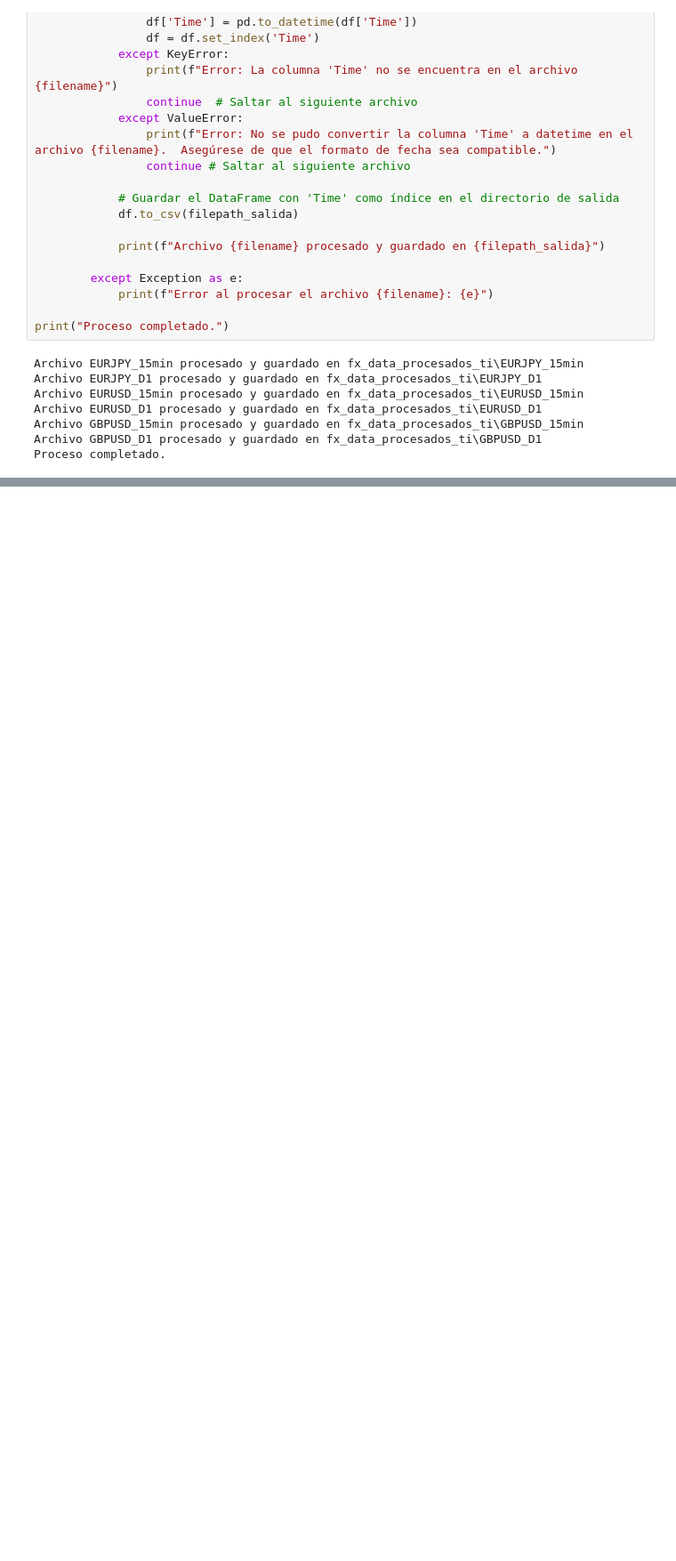
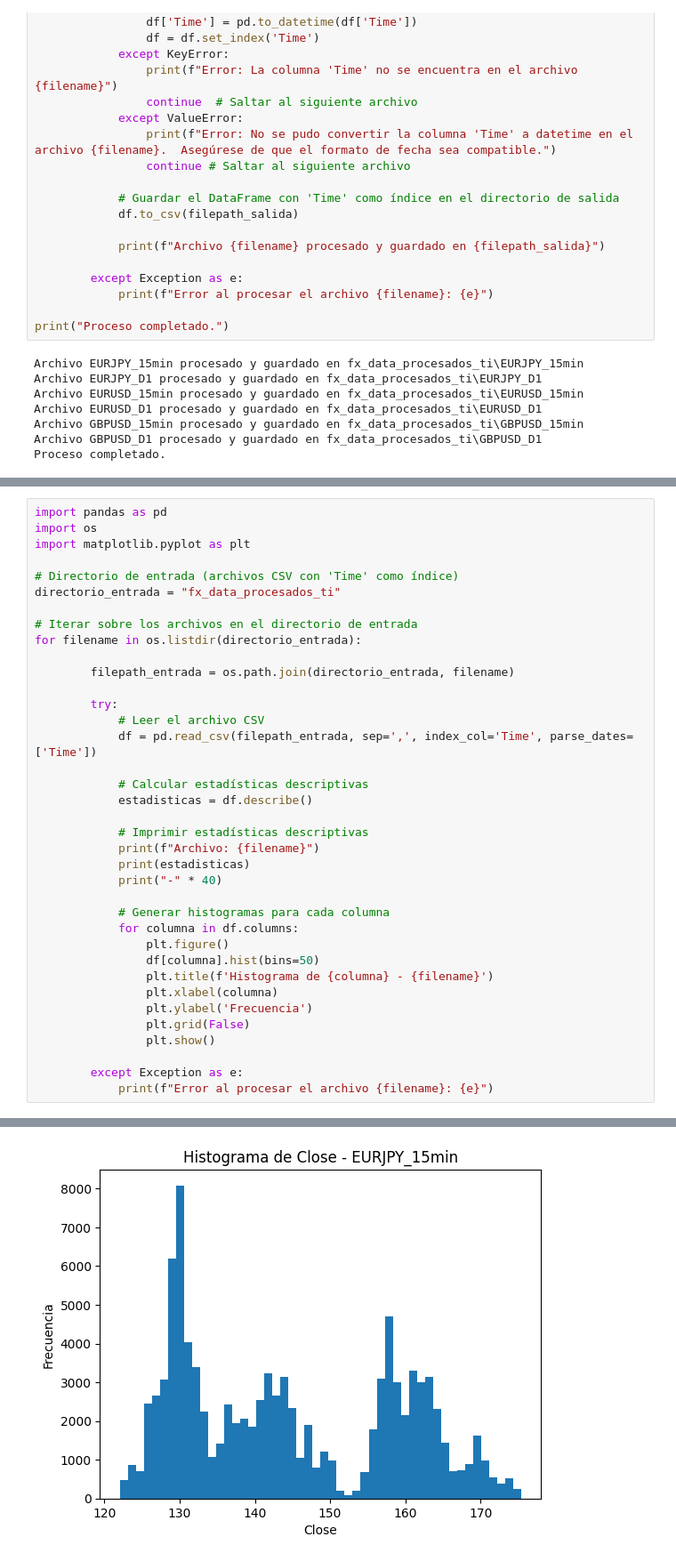
Before and after one commit to Ogro1984/Deep-Reinforcement-Learning, a Jupyter notebook: preprosseing_graphycs.ipynb, the cells around one changed output, grey strips where cells are left out. Shown at 89% size. Cells and saved outputs as stored; diff of their text form; blank space fills up the shorter version.

```diff
--- a/preprosseing_graphycs.ipynb
+++ b/preprosseing_graphycs.ipynb
@@ -518,0 +655,38 @@ Proceso completado.
+# %%
+import pandas as pd
+import os
+import matplotlib.pyplot as plt
+
+# Directorio de entrada (archivos CSV con 'Time' como índice)
+directorio_entrada = "fx_data_procesados_ti"
+
+# Iterar sobre los archivos en el directorio de entrada
+for filename in os.listdir(directorio_entrada):
+
+        filepath_entrada = os.path.join(directorio_entrada, filename)
+
+        try:
+            # Leer el archivo CSV
+            df = pd.read_csv(filepath_entrada, sep=',', index_col='Time', parse_dates=['Time'])
+
+            # Calcular estadísticas descriptivas
+            estadisticas = df.describe()
+
+            # Imprimir estadísticas descriptivas
+            print(f"Archivo: {filename}")
+            print(estadisticas)
+            print("-" * 40)
+
+            # Generar histogramas para cada columna
+            for columna in df.columns:
+                plt.figure()
+                df[columna].hist(bins=50)
+                plt.title(f'Histograma de {columna} - {filename}')
+                plt.xlabel(columna)
+                plt.ylabel('Frecuencia')
+                plt.grid(False)
+                plt.show()
+
+        except Exception as e:
+            print(f"Error al procesar el archivo {filename}: {e}")
+# %% [output]
@@ -518,0 +704 @@ Proceso completado.
+[figure, added]
```
Also changed, not shown: parts of 5 cells of this notebook.
